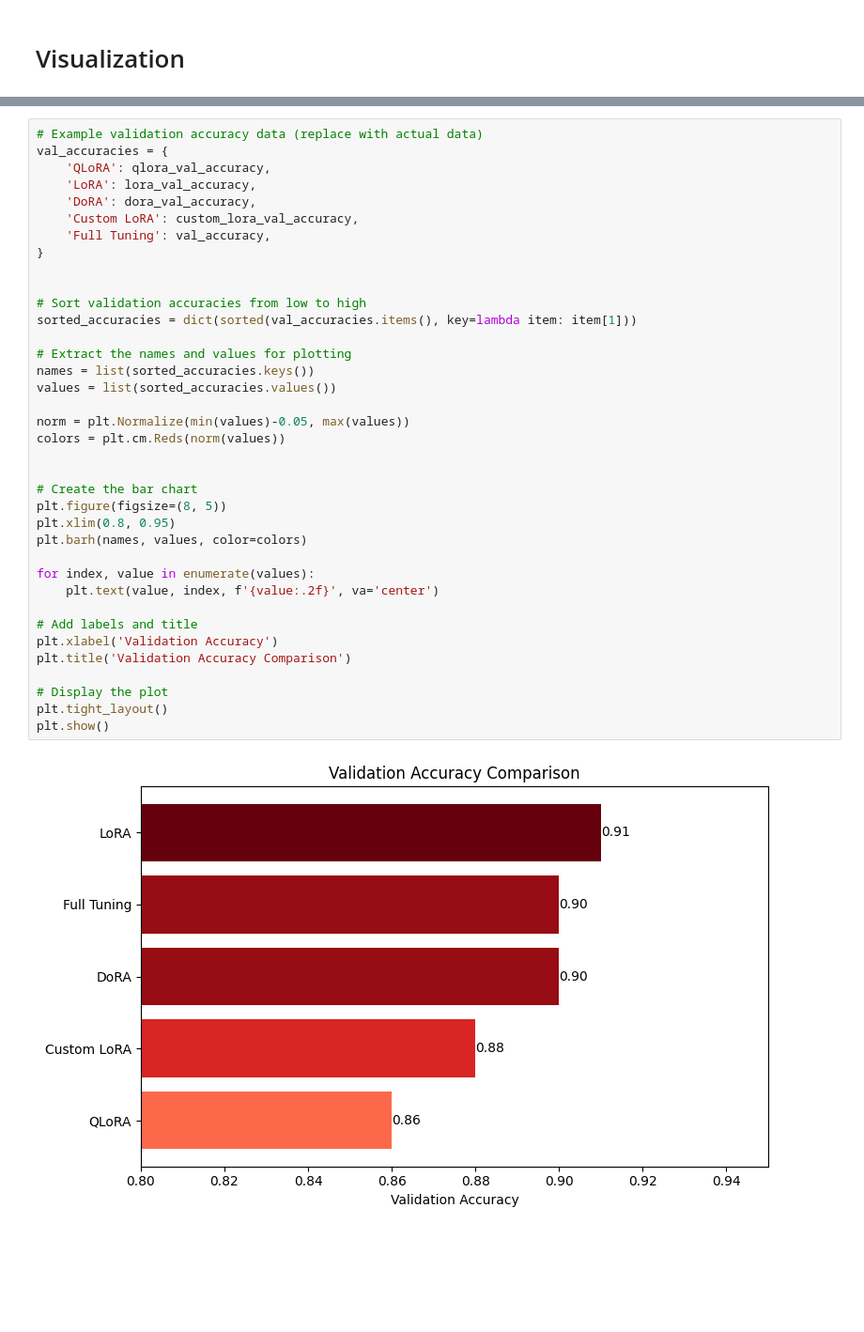
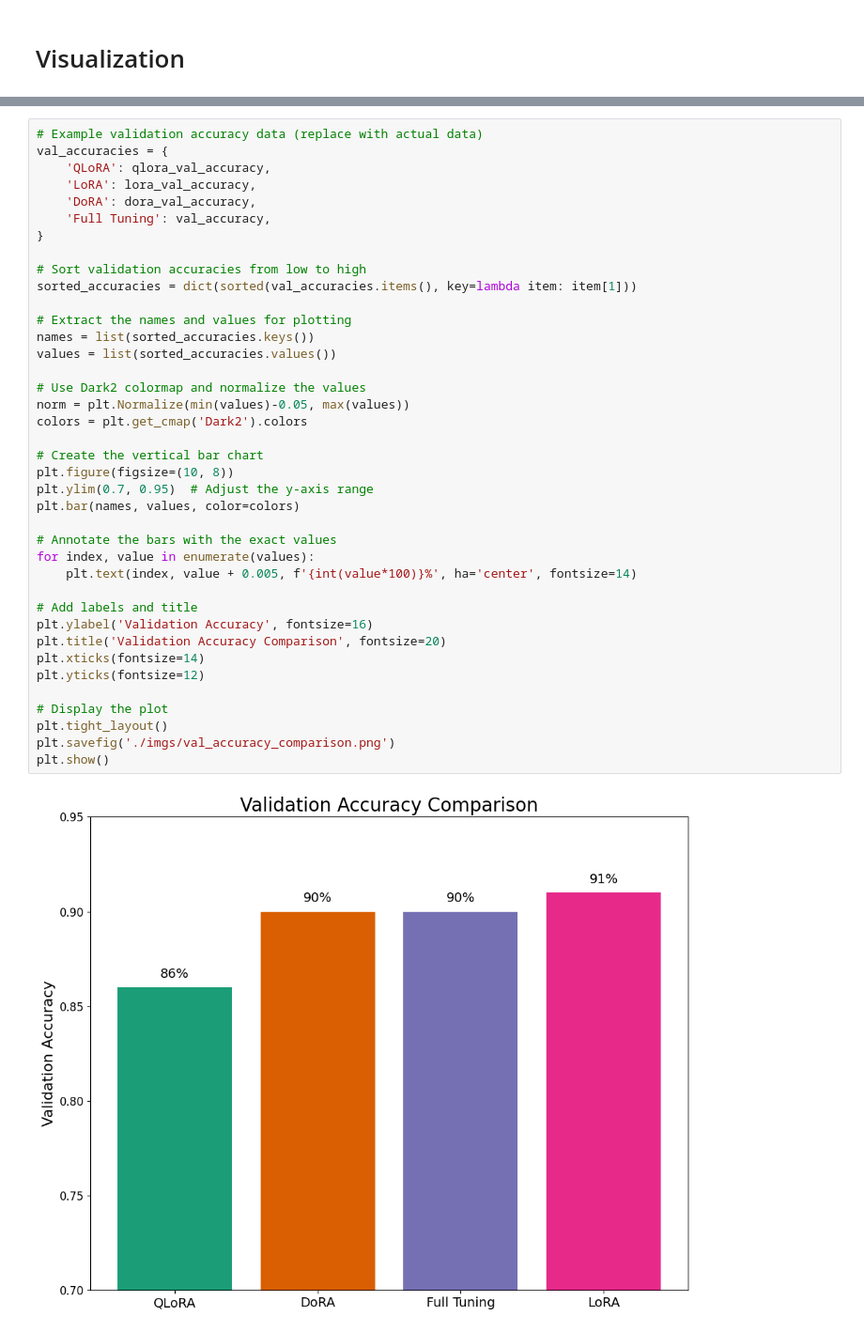
Before and after one commit to readytensor/rt_peft_publication, a Jupyter notebook: peft.ipynb, the cells around one changed output, grey strips where cells are left out. Shown at 94% size. Drawn from its saved outputs; the diff is of its cells as text; blank space fills up the shorter version.

```diff
--- a/peft.ipynb
+++ b/peft.ipynb
@@ -667,39 +772,41 @@ plt.show()
 # %%
 # Example validation accuracy data (replace with actual data)
 val_accuracies = {
     'QLoRA': qlora_val_accuracy,
     'LoRA': lora_val_accuracy,
     'DoRA': dora_val_accuracy,
-    'Custom LoRA': custom_lora_val_accuracy,
     'Full Tuning': val_accuracy,
 }
-
 
 # Sort validation accuracies from low to high
 sorted_accuracies = dict(sorted(val_accuracies.items(), key=lambda item: item[1]))
 
 # Extract the names and values for plotting
 names = list(sorted_accuracies.keys())
 values = list(sorted_accuracies.values())
 
+# Use Dark2 colormap and normalize the values
 norm = plt.Normalize(min(values)-0.05, max(values))
-colors = plt.cm.Reds(norm(values))
+colors = plt.get_cmap('Dark2').colors
 
+# Create the vertical bar chart
+plt.figure(figsize=(10, 8))
+plt.ylim(0.7, 0.95)  # Adjust the y-axis range
+plt.bar(names, values, color=colors)
 
-# Create the bar chart
-plt.figure(figsize=(8, 5))
-plt.xlim(0.8, 0.95)
-plt.barh(names, values, color=colors)
-
+# Annotate the bars with the exact values
 for index, value in enumerate(values):
-    plt.text(value, index, f'{value:.2f}', va='center')
+    plt.text(index, value + 0.005, f'{int(value*100)}%', ha='center', fontsize=14)
 
 # Add labels and title
-plt.xlabel('Validation Accuracy')
-plt.title('Validation Accuracy Comparison')
+plt.ylabel('Validation Accuracy', fontsize=16)
+plt.title('Validation Accuracy Comparison', fontsize=20)
+plt.xticks(fontsize=14)
+plt.yticks(fontsize=12)
 
 # Display the plot
 plt.tight_layout()
+plt.savefig('./imgs/val_accuracy_comparison.png')
 plt.show()
 # %% [output]
-[figure, old version]
+[figure, new version]
```
Also changed, not shown: parts of 28 cells of this notebook, 4 other files.
